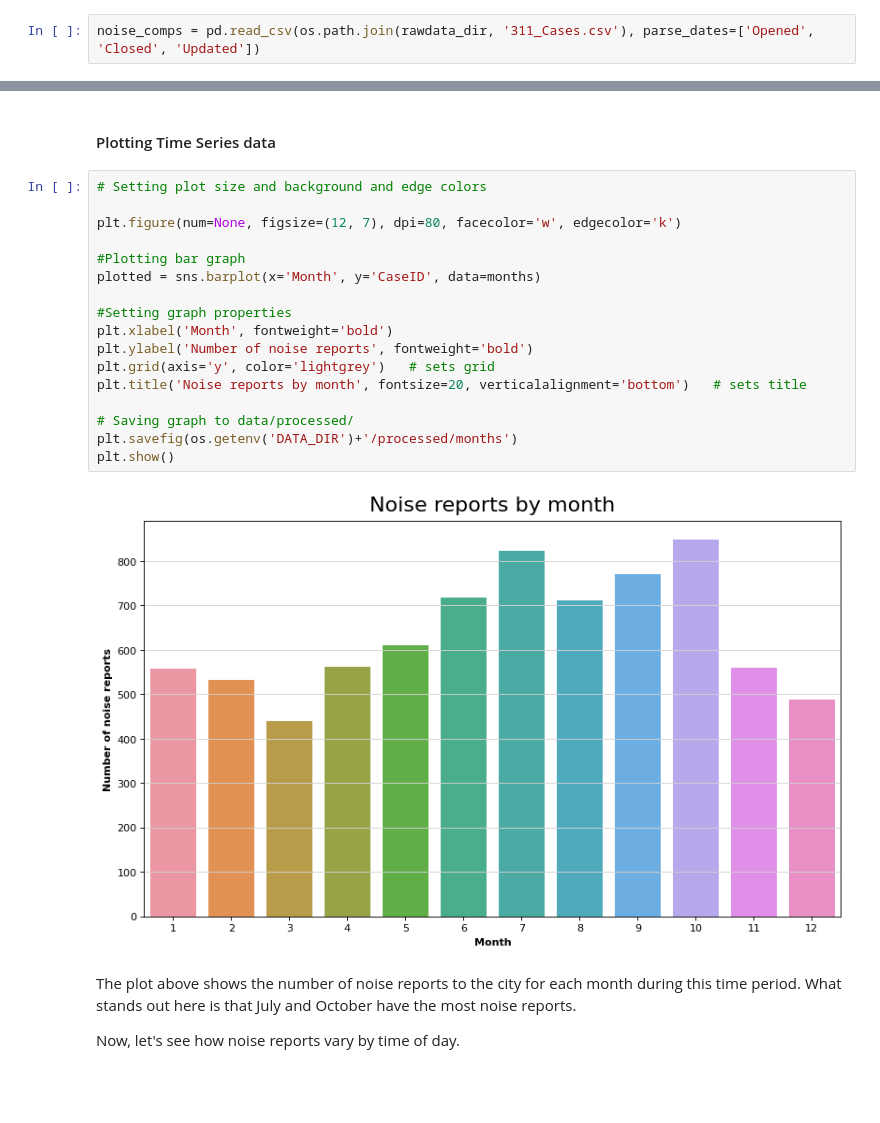
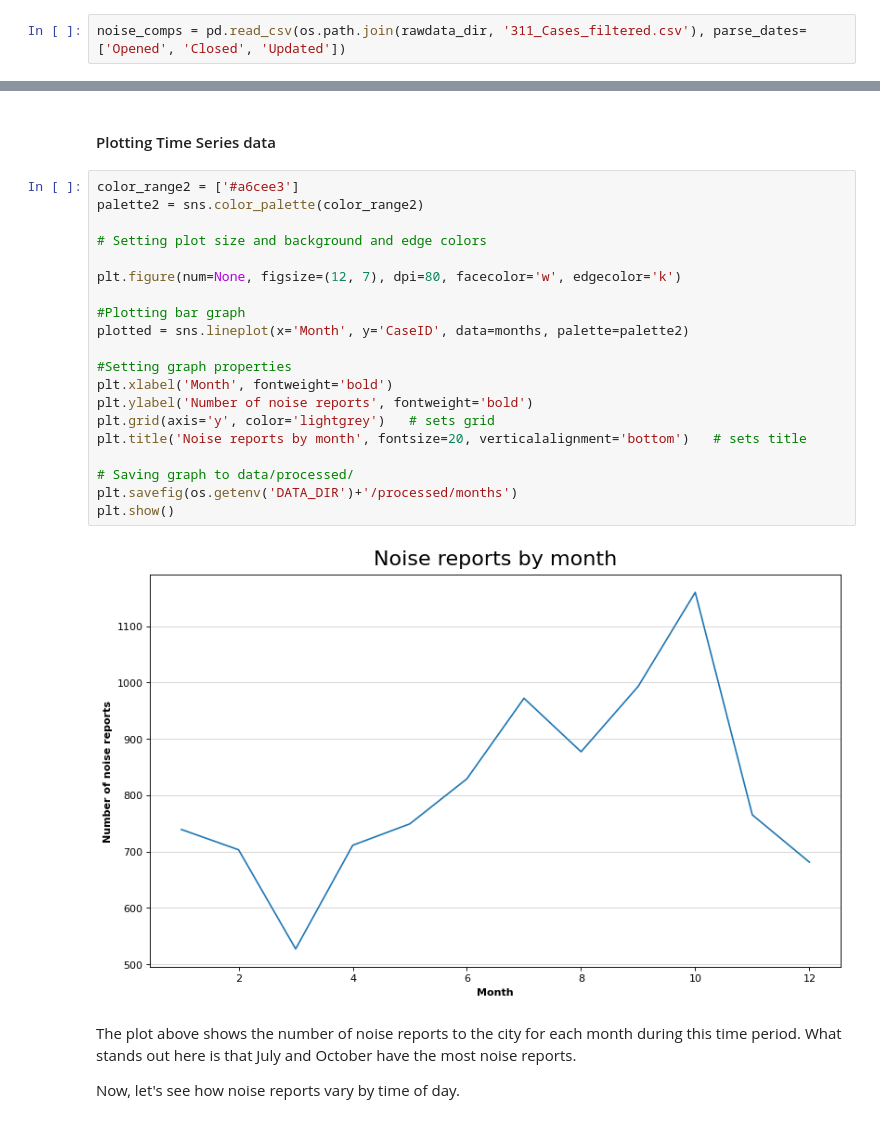
Before and after one commit to DiPierro/comm-177p-project-sf-data-project, a Jupyter notebook: notebooks/Complaints_Analysis.ipynb, the cells around one changed output, grey strips where cells are left out. Saved outputs shown, nothing was run; the diff lists cells and outputs as text; blank space fills up the shorter version.

```diff
--- a/notebooks/Complaints_Analysis.ipynb
+++ b/notebooks/Complaints_Analysis.ipynb
@@ -57,5 +61,5 @@ We **(temporarily)** load of the filtered set of data from the 311 DataSF datafr
 # %%
-noise_comps = pd.read_csv(os.path.join(rawdata_dir, '311_Cases.csv'), parse_dates=['Opened', 'Closed', 'Updated'])
+noise_comps = pd.read_csv(os.path.join(rawdata_dir, '311_Cases_filtered.csv'), parse_dates=['Opened', 'Closed', 'Updated'])
 # %% [markdown]
 Here's a peek at our data frame right now:
 # %%
@@ -206,24 +211,27 @@ hours = noise_comps.groupby(by="Hour").agg({'CaseID' : 'count'}).reset_index()
 # %% [markdown]
 #### Plotting Time Series data
 # %%
+color_range2 = ['#a6cee3']
+palette2 = sns.color_palette(color_range2)
+
 # Setting plot size and background and edge colors
 
 plt.figure(num=None, figsize=(12, 7), dpi=80, facecolor='w', edgecolor='k')
 
 #Plotting bar graph
-plotted = sns.barplot(x='Month', y='CaseID', data=months)
+plotted = sns.lineplot(x='Month', y='CaseID', data=months, palette=palette2)
 
 #Setting graph properties
 plt.xlabel('Month', fontweight='bold')
 plt.ylabel('Number of noise reports', fontweight='bold')
 plt.grid(axis='y', color='lightgrey')   # sets grid
 plt.title('Noise reports by month', fontsize=20, verticalalignment='bottom')   # sets title
 
 # Saving graph to data/processed/
 plt.savefig(os.getenv('DATA_DIR')+'/processed/months')
 plt.show()
 # %% [output]
-[figure, old version]
+[figure, new version]
 # %% [markdown]
 The plot above shows the number of noise reports to the city for each month during this time period. What stands out here is that July and October have the most noise reports.
 
```
Also changed, not shown: parts of 15 cells of this notebook.
